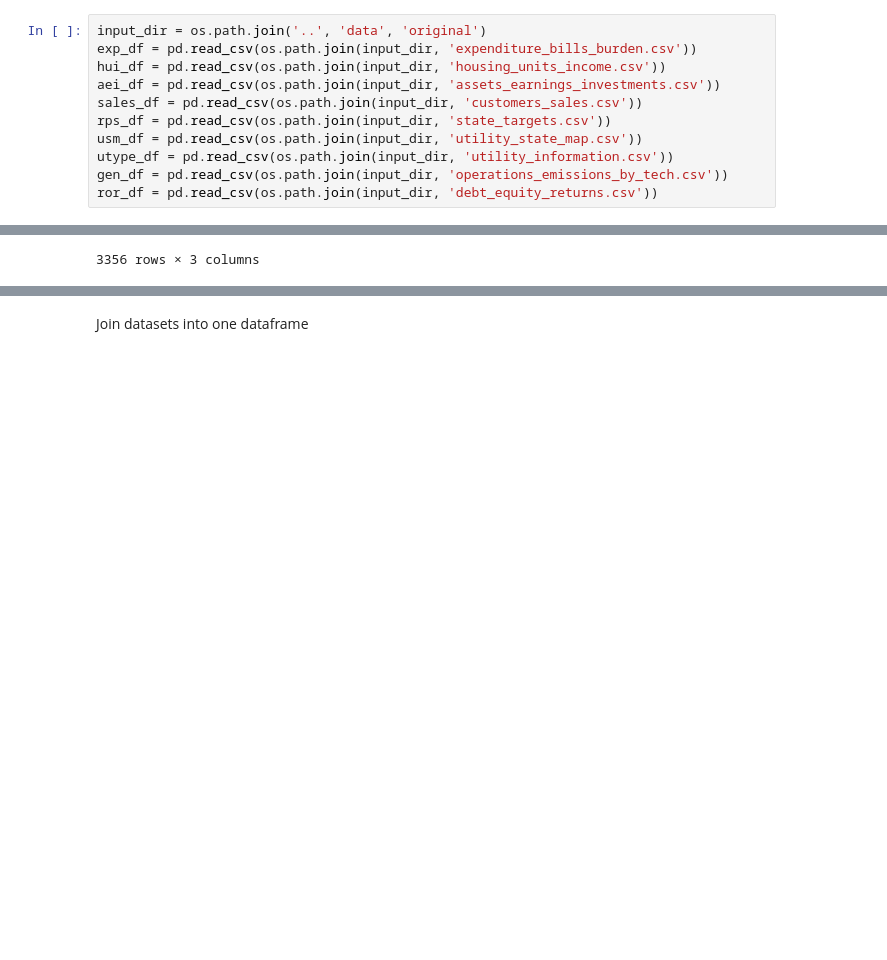
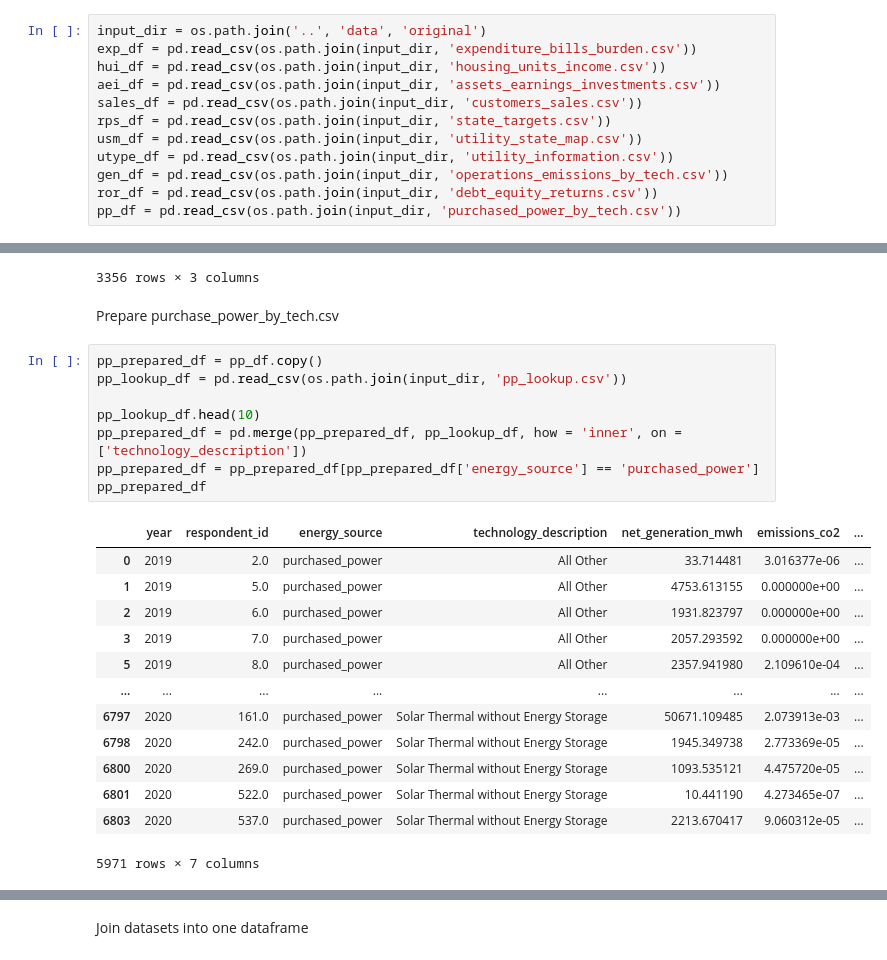
Before and after one commit to 2elle2/rmi-project, a Jupyter notebook: model/02_data_processing.ipynb, the cells around one changed output, grey strips where cells are left out. Drawn from its saved outputs; the diff is of its cells as text; blank space fills up the shorter version.

Commit message:
wip addition of purchased power by tech

```diff
--- a/model/02_data_processing.ipynb
+++ b/model/02_data_processing.ipynb
@@ -22,6 +22,7 @@ usm_df = pd.read_csv(os.path.join(input_dir, 'utility_state_map.csv'))
 utype_df = pd.read_csv(os.path.join(input_dir, 'utility_information.csv'))
 gen_df = pd.read_csv(os.path.join(input_dir, 'operations_emissions_by_tech.csv'))
 ror_df = pd.read_csv(os.path.join(input_dir, 'debt_equity_returns.csv'))
+pp_df = pd.read_csv(os.path.join(input_dir, 'purchased_power_by_tech.csv'))
 # %%
 exp_df.head()
 # %% [output]
@@ -422,3 +423,27 @@ ror_prepared_df
 | 3354 | 541.0 | 2020 | 0.047929 |
 | 3355 | 541.0 | 2019 | 0.046768 |
 3356 rows × 3 columns
+# %% [markdown]
+Prepare purchase_power_by_tech.csv
+# %%
+pp_prepared_df = pp_df.copy()
+pp_lookup_df = pd.read_csv(os.path.join(input_dir, 'pp_lookup.csv'))
+
+pp_lookup_df.head(10)
+pp_prepared_df = pd.merge(pp_prepared_df, pp_lookup_df, how = 'inner', on = ['technology_description'])
+pp_prepared_df = pp_prepared_df[pp_prepared_df['energy_source'] == 'purchased_power']
+pp_prepared_df
+# %% [output]
+|  | year | respondent_id | energy_source | technology_description | net_generation_mwh | emissions_co2 | ... |
+| 0 | 2019 | 2.0 | purchased_power | All Other | 33.714481 | 3.016377e-06 | ... |
+| 1 | 2019 | 5.0 | purchased_power | All Other | 4753.613155 | 0.000000e+00 | ... |
+| 2 | 2019 | 6.0 | purchased_power | All Other | 1931.823797 | 0.000000e+00 | ... |
+| 3 | 2019 | 7.0 | purchased_power | All Other | 2057.293592 | 0.000000e+00 | ... |
+| 5 | 2019 | 8.0 | purchased_power | All Other | 2357.941980 | 2.109610e-04 | ... |
+| ... | ... | ... | ... | ... | ... | ... | ... |
+| 6797 | 2020 | 161.0 | purchased_power | Solar Thermal without Energy Storage | 50671.109485 | 2.073913e-03 | ... |
+| 6798 | 2020 | 242.0 | purchased_power | Solar Thermal without Energy Storage | 1945.349738 | 2.773369e-05 | ... |
+| 6800 | 2020 | 269.0 | purchased_power | Solar Thermal without Energy Storage | 1093.535121 | 4.475720e-05 | ... |
+| 6801 | 2020 | 522.0 | purchased_power | Solar Thermal without Energy Storage | 10.441190 | 4.273465e-07 | ... |
+| 6803 | 2020 | 537.0 | purchased_power | Solar Thermal without Energy Storage | 2213.670417 | 9.060312e-05 | ... |
+5971 rows × 7 columns
```
Also changed, not shown: parts of 4 cells of this notebook, 2 other files.
